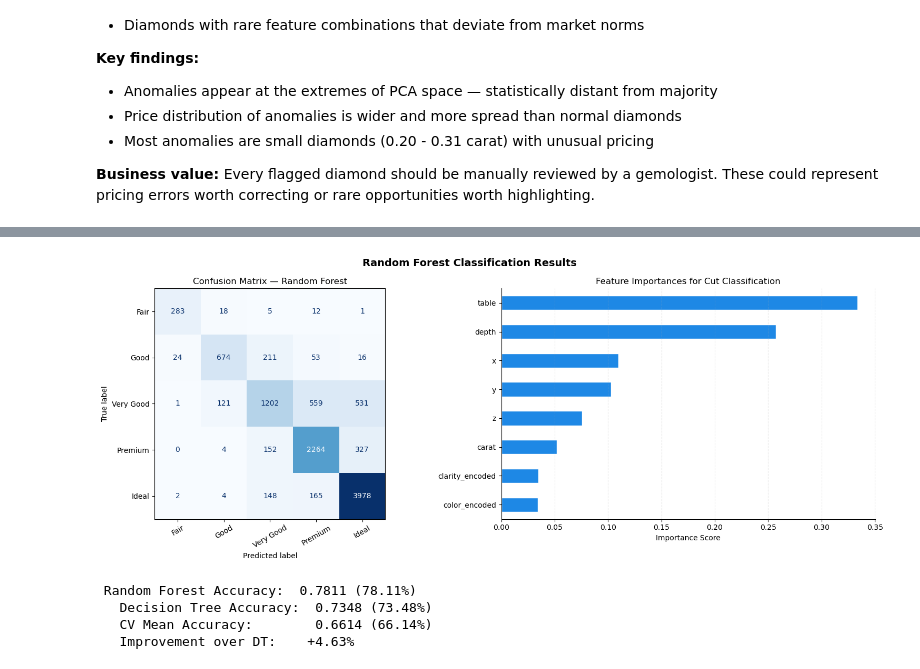
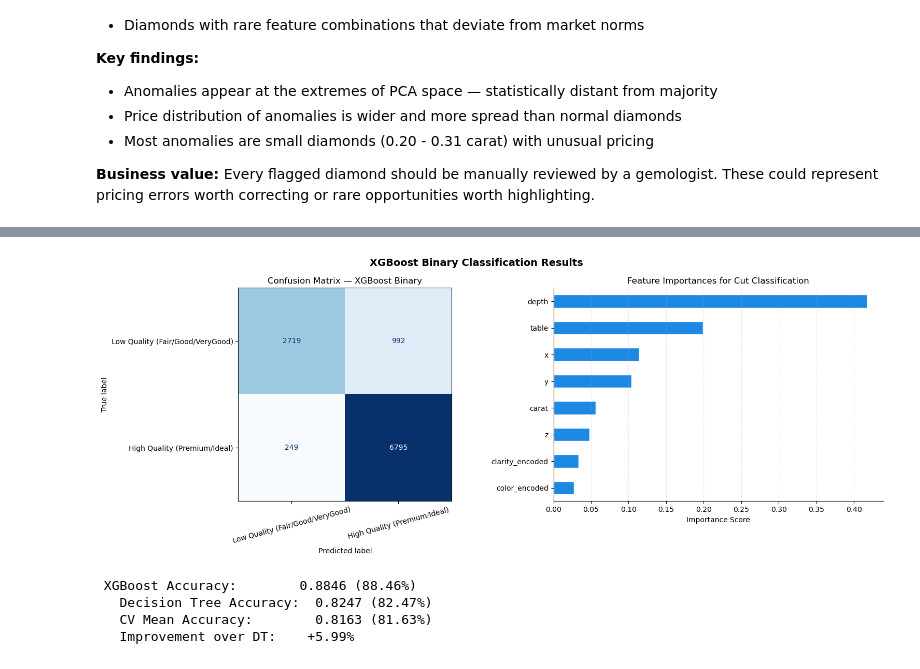
Before and after one commit to Mustafa-elsherif/dm-diamonds-analysis, a Jupyter notebook: notebooks/diamonds_analysis.ipynb, the cells around one changed output, grey strips where cells are left out. Cells and saved outputs as stored; diff of their text form; code cells hidden in the pictures.

Commit message:
Update classification: Random Forest → XGBoost Binary (88.46%)

```diff
--- a/notebooks/diamonds_analysis.ipynb
+++ b/notebooks/diamonds_analysis.ipynb
@@ -1200,41 +1194,36 @@ weighted avg       0.78      0.78      0.77     10755
 # %%
 # ============================================================
 # CLASSIFICATION — Visualizations
 # ============================================================
-
 fig, axes = plt.subplots(1, 2, figsize=(16, 6))
-fig.suptitle('Random Forest Classification Results', fontsize=14, fontweight='bold')
-
+fig.suptitle('XGBoost Binary Classification Results', fontsize=14, fontweight='bold')
 # 1. Confusion Matrix
-cm = confusion_matrix(y_te, y_pred_rf)
-disp = ConfusionMatrixDisplay(confusion_matrix=cm, display_labels=cut_labels)
+cm = confusion_matrix(y_te, y_pred_xgb)
+disp = ConfusionMatrixDisplay(confusion_matrix=cm, display_labels=binary_labels)
 disp.plot(ax=axes[0], cmap='Blues', colorbar=False)
-axes[0].set_title('Confusion Matrix — Random Forest')
-axes[0].tick_params(axis='x', rotation=30)
-
+axes[0].set_title('Confusion Matrix — XGBoost Binary')
+axes[0].tick_params(axis='x', rotation=15)
 # 2. Feature Importance
-importances = pd.Series(rf.feature_importances_, index=features_clf)
+importances = pd.Series(xgb.feature_importances_, index=features_clf)
 importances.sort_values().plot(kind='barh', ax=axes[1],
                                 color='#1E88E5', edgecolor='white')
 axes[1].set_title('Feature Importances for Cut Classification')
 axes[1].set_xlabel('Importance Score')
 axes[1].grid(True, alpha=0.3, linestyle='--', axis='x')
 axes[1].spines['top'].set_visible(False)
 axes[1].spines['right'].set_visible(False)
-
 plt.tight_layout()
 plt.savefig(DATA_PATH + 'classification_results.png', dpi=150, bbox_inches='tight')
 plt.show()
-
-print(f' Random Forest Accuracy:  {acc_rf:.4f} ({acc_rf*100:.2f}%)')
+print(f' XGBoost Accuracy:        {acc_xgb:.4f} ({acc_xgb*100:.2f}%)')
 print(f'   Decision Tree Accuracy:  {acc_dt:.4f} ({acc_dt*100:.2f}%)')
 print(f'   CV Mean Accuracy:        {cv_scores.mean():.4f} ({cv_scores.mean()*100:.2f}%)')
-print(f'   Improvement over DT:    +{(acc_rf-acc_dt)*100:.2f}%')
+print(f'   Improvement over DT:    +{(acc_xgb-acc_dt)*100:.2f}%')
 # %% [output]
-[figure, old version]
+[figure, new version]
- Random Forest Accuracy:  0.7811 (78.11%)
-   Decision Tree Accuracy:  0.7348 (73.48%)
-   CV Mean Accuracy:        0.6614 (66.14%)
-   Improvement over DT:    +4.63%
+ XGBoost Accuracy:        0.8846 (88.46%)
+   Decision Tree Accuracy:  0.8247 (82.47%)
+   CV Mean Accuracy:        0.8163 (81.63%)
+   Improvement over DT:    +5.99%
 # %% [markdown]
 ### Classification Results & Observations
```
Also changed, not shown: parts of 7 cells of this notebook, 4 other files.
